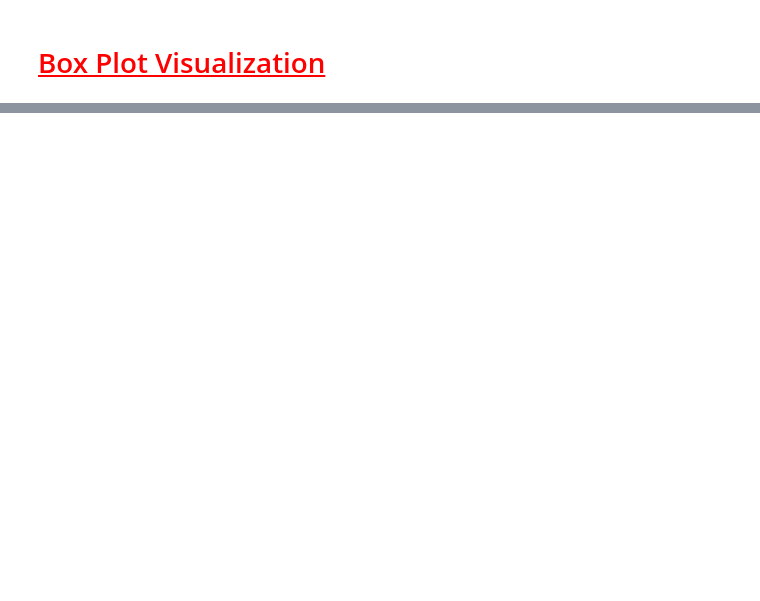
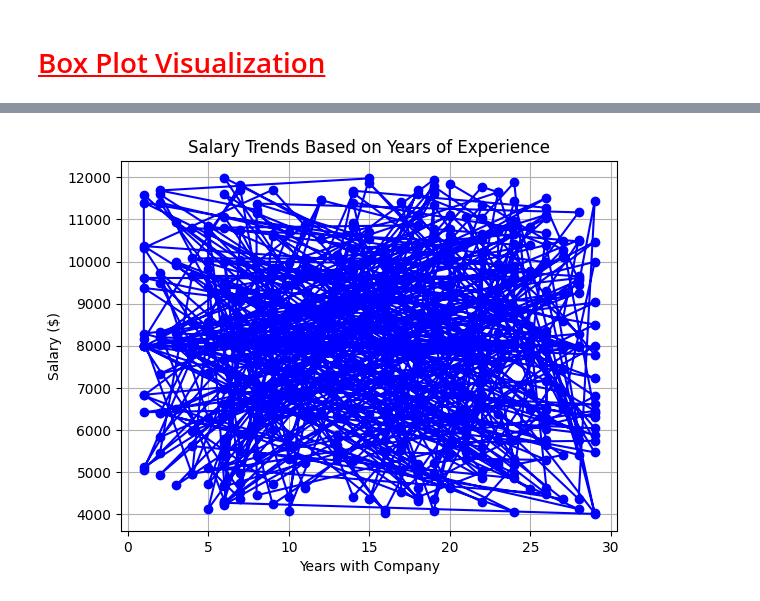
Before and after one commit to TouseefDataScientist/Artificialintelligence, a Jupyter notebook: Assignment_Employee.ipynb, the cells around one changed output, grey strips where cells are left out. Saved outputs shown, nothing was run; the diff lists cells and outputs as text; code cells hidden in the pictures; blank space fills up the shorter version.

```diff
--- a/Assignment_Employee.ipynb
+++ b/Assignment_Employee.ipynb
@@ -357,0 +402,9 @@ ValueError: num must be an integer with 1 <= num <= 4, not 5
+# %%
+plt.plot(df['S_Duration'], df['Salary'], marker='o', linestyle='-', color='b')
+plt.title('Salary Trends Based on Years of Experience')
+plt.xlabel('Years with Company')
+plt.ylabel('Salary ($)')
+plt.grid(True)
+plt.show()
+# %% [output]
+[figure, added]
```
Also changed, not shown: parts of 28 cells of this notebook.
